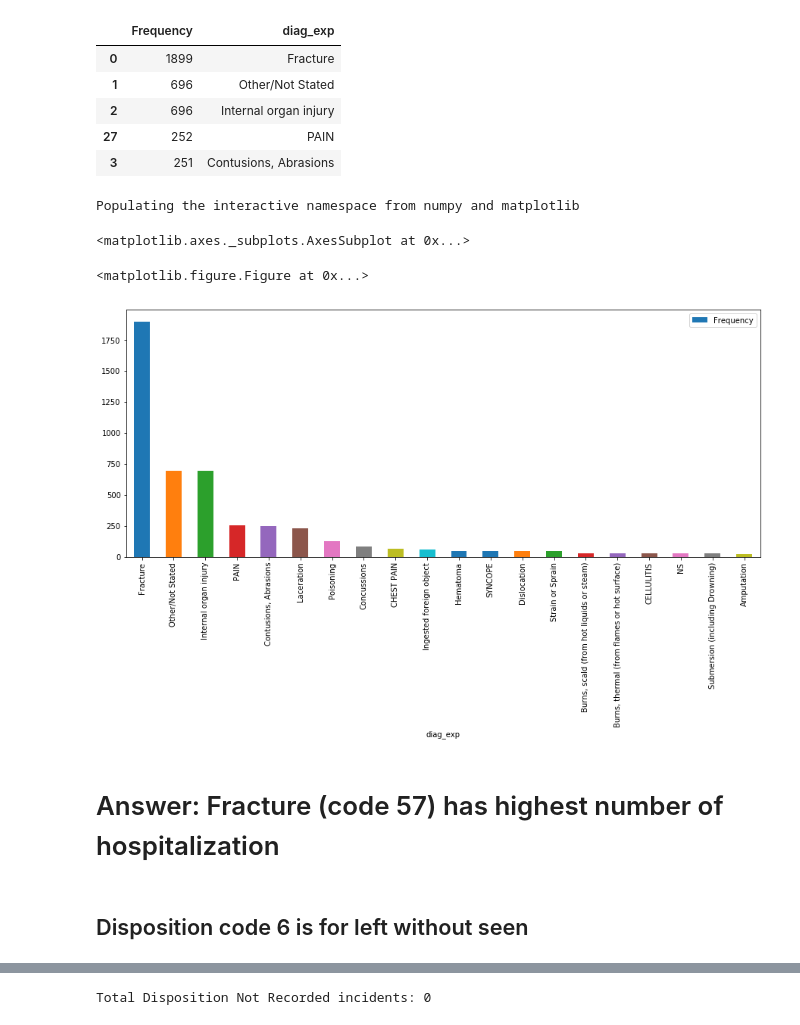
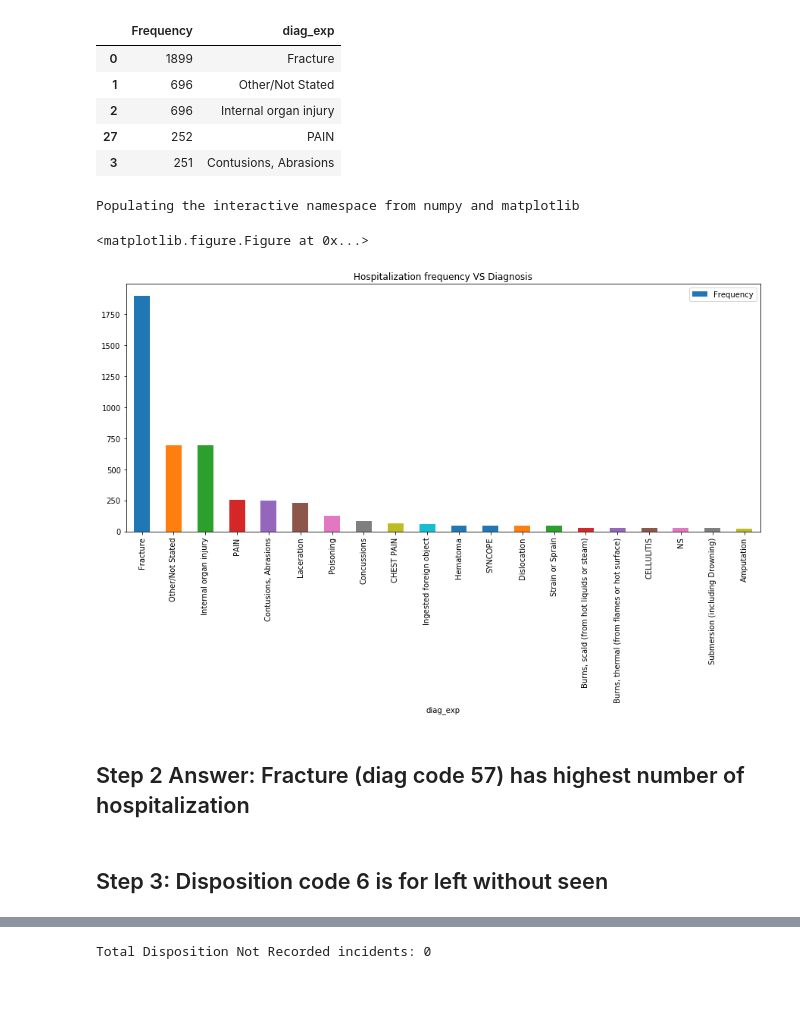
Before and after one commit to cruxcode/Indeed-BI-Assignment, a Jupyter notebook: answer_3.ipynb, the cells around one changed output, grey strips where cells are left out. Saved outputs shown, nothing was run; the diff lists cells and outputs as text; code cells hidden in the pictures; blank space fills up the shorter version.

```diff
--- a/answer_3.ipynb
+++ b/answer_3.ipynb
@@ -96,18 +90,17 @@ concat_hospitalized.head()
 # %%
 # Creating visualisation for required analysis
 %pylab inline
 pylab.rcParams['figure.figsize'] = (15, 6)
 plt.figure()
-concat_hospitalized.iloc[0:20].plot(x='diag_exp', y='Frequency', kind='bar')
+concat_hospitalized.iloc[0:20].plot(x='diag_exp', y='Frequency', kind='bar', title="Hospitalization frequency VS Diagnosis");
 # %% [output]
 Populating the interactive namespace from numpy and matplotlib
-<matplotlib.axes._subplots.AxesSubplot at 0x...>
+<matplotlib.figure.Figure at 0x...>
-<matplotlib.figure.Figure at 0x...>
-[figure, old version]
+[figure, new version]
 # %% [markdown]
-# Answer: Fracture (code 57) has highest number of hospitalization
+## Step 2 Answer: Fracture (diag code 57) has highest number of hospitalization
 # %% [markdown]
-## Disposition code 6 is for left without seen
+## Step 3: Disposition code 6 is for left without seen
 # %%
 # Repeating same steps for code 6
 total_unseen = merged_df[(merged_df["disposition"]==6)].shape[0]
```
Also changed, not shown: parts of 22 cells of this notebook, 3 other files.
